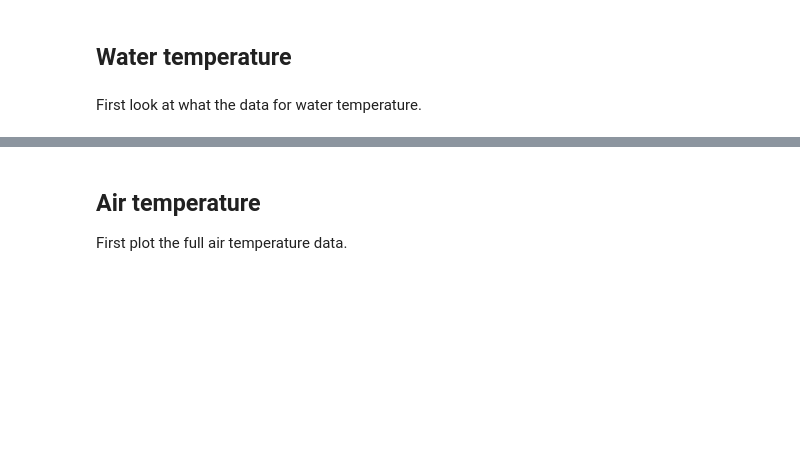
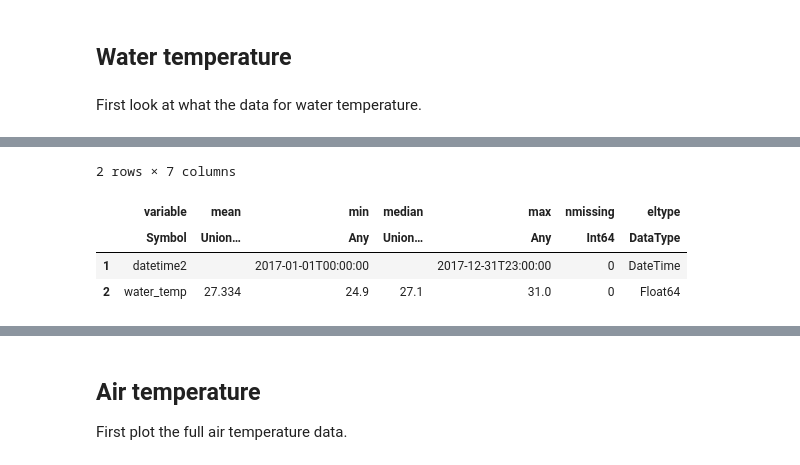
Before and after one commit to jbisits/MATH5271, a Jupyter notebook: Task 1/task1.ipynb, the cells around one changed output, grey strips where cells are left out. Cells and saved outputs as stored; diff of their text form; code cells hidden in the pictures; blank space fills up the shorter version.

```diff
--- a/Task 1/task1.ipynb
+++ b/Task 1/task1.ipynb
@@ -97,0 +146,8 @@ plot(times_water, water_temp, label = false, title = "Cleaned water temperature
+# %%
+describe(w_temp)
+# %% [output]
+2 rows × 7 columns
+|  | variable | mean | min | median | max | nmissing | eltype |
+|  | Symbol | Union… | Any | Union… | Any | Int64 | DataType |
+| 1 | datetime2 |  | 2017-01-01T00:00:00 |  | 2017-12-31T23:00:00 | 0 | DateTime |
+| 2 | water_temp | 27.334 | 24.9 | 27.1 | 31.0 | 0 | Float64 |
```
Also changed, not shown: parts of 37 cells of this notebook.
